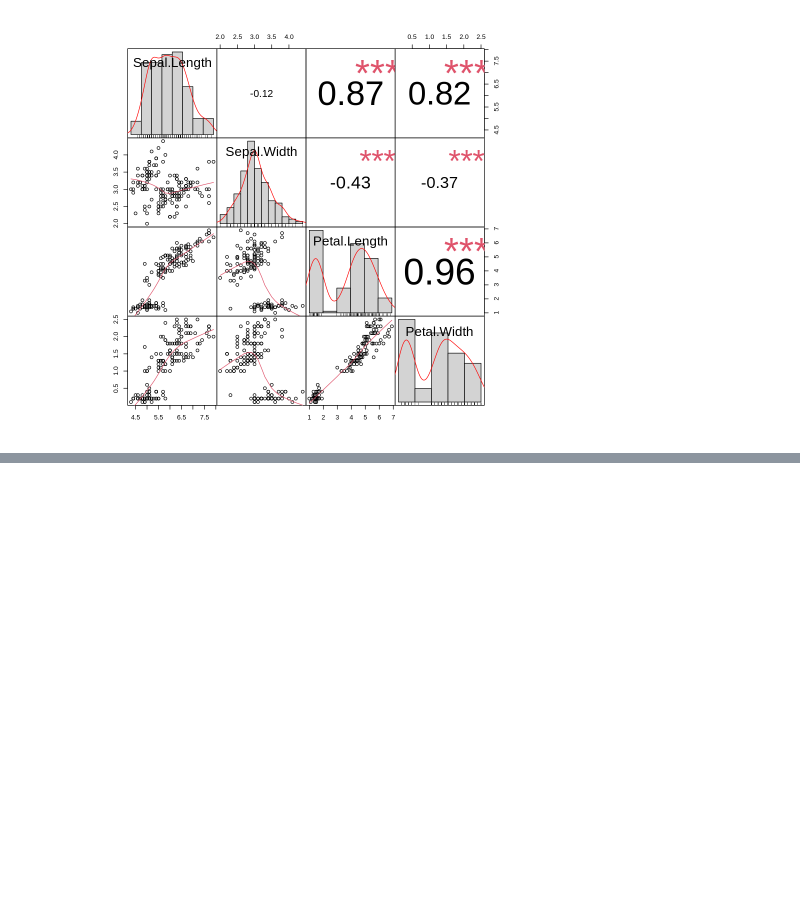
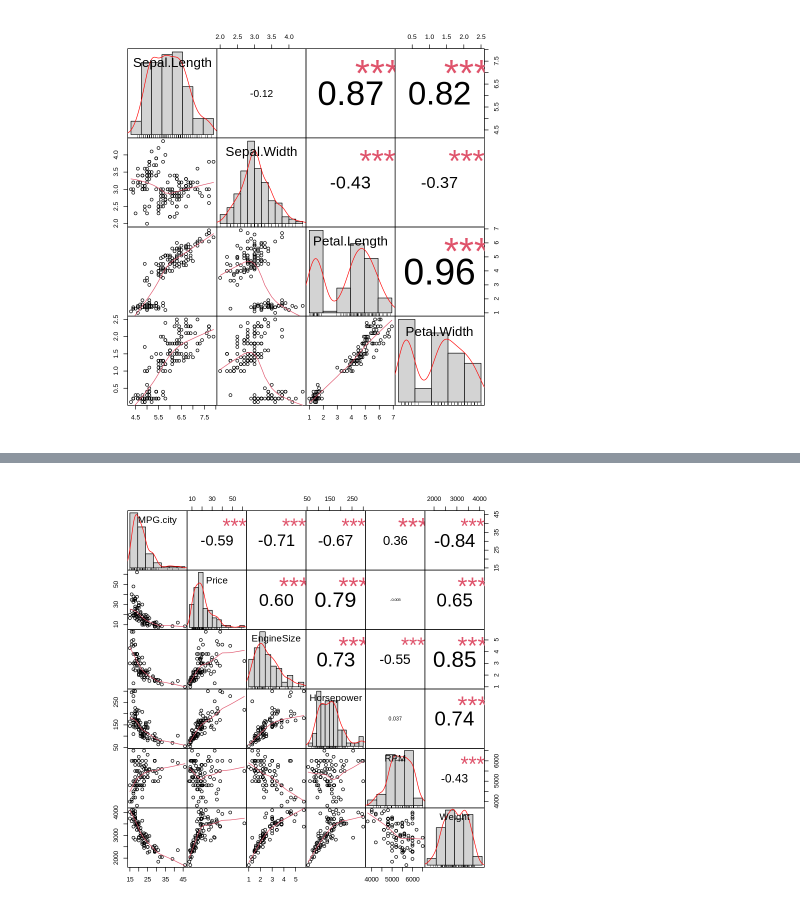
Before and after one commit to gyujin0450/Rstudy, a Jupyter notebook: R14_002.ipynb, the cells around one changed output, grey strips where cells are left out. Saved outputs shown, nothing was run; the diff lists cells and outputs as text; code cells hidden in the pictures; blank space fills up the shorter version.

```diff
--- a/R14_002.ipynb
+++ b/R14_002.ipynb
@@ -269,0 +324,3 @@ chart.Correlation(iris[,1:4], histogram = T, pch = 9)
+# %%
+data1 <- Cars93[, c(7,5,12:14,25)]
+head(data1)
@@ -269,0 +350,4 @@ chart.Correlation(iris[,1:4], histogram = T, pch = 9)
+# %%
+chart.Correlation(data1, histogram = T, pch = 9)
+# %% [output]
+[figure, added]
```
Also changed, not shown: parts of 21 cells of this notebook.
